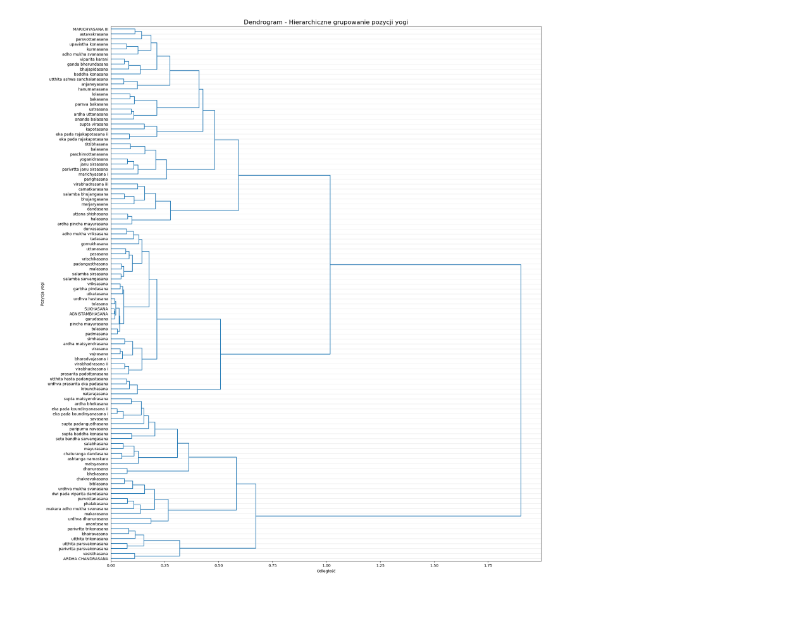
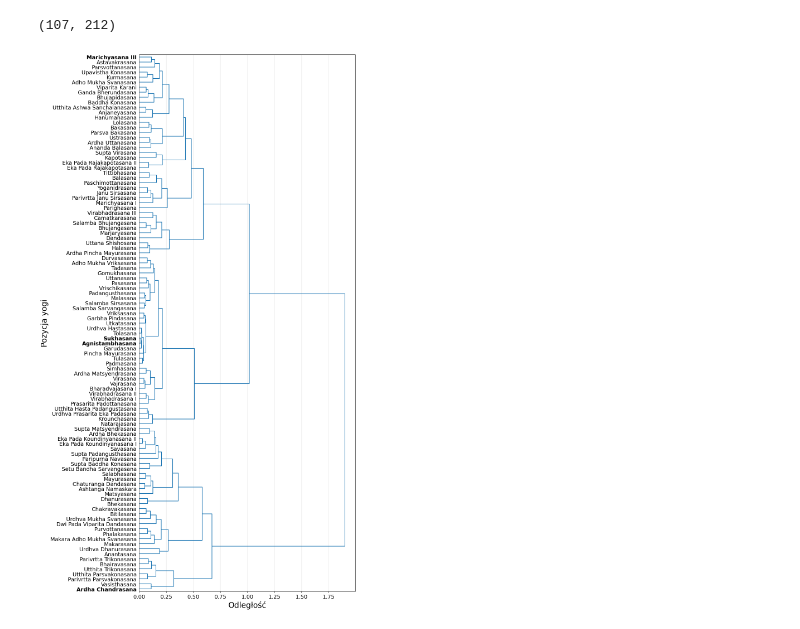
Before and after one commit to jamnicki/yoga-pose-ensemble-clf, a Jupyter notebook: 04_similarity_analysis.ipynb, the cells around one changed output. Saved outputs shown, nothing was run; the diff lists cells and outputs as text; code cells hidden in the pictures.

Commit message:
Final2 dendro pose comparison

```diff
--- a/04_similarity_analysis.ipynb
+++ b/04_similarity_analysis.ipynb
@@ -27,3 +27,7 @@ pose_var_df.head()
 | agnistambhasana | 0.002625 | 0.002768 | 0.002438 | 0.003063 | 0.002279 | 0.002954 | 0.001180 | 0.003904 | ... |
 | ananda balasana | 0.005046 | 0.087976 | 0.005813 | 0.109216 | 0.005550 | 0.112480 | 0.012074 | 0.095818 | ... |
 | anantasana | 0.002730 | 0.129520 | 0.002658 | 0.141306 | 0.003357 | 0.142913 | 0.003519 | 0.137756 | ... |
+# %%
+min(k_list), max(k_list)
+# %% [output]
+(107, 212)
@@ -30,25 +36,32 @@ pose_var_df.head()
 # %%
 comp_poses = ['agnistambhasana', 'sukhasana', 'marichyasana iii', 'ardha chandrasana']
 
-plt.figure(figsize=(20, 25))
+pose_labels = [
+    re.sub(r"\sIi$", " II", re.sub(r"\sIii$", " III", label.title()))
+    for label in pose_var_df.index
+]
+
+plt.figure(figsize=(10, 25))
 sch.dendrogram(sch.linkage(pose_var_df.values, method='ward'),
-    labels=[
-        label.upper()
-        if label in comp_poses else label
-        for label in pose_var_df.index
-    ],
+    labels=pose_labels,
     orientation='right',
-    color_threshold=0
+    color_threshold=0,
 )
 
-plt.title('Dendrogram - Hierarchiczne grupowanie pozycji yogi', fontsize=16)
-plt.xlabel('Odległość')
-plt.ylabel('Pozycja yogi')
-plt.yticks(fontsize=10)
-plt.grid(axis='y', alpha=0.3)
+# plt.title('Dendrogram - Hierarchiczne grupowanie pozycji yogi', fontsize=16)
+plt.xlabel('Odległość', fontsize=20)
+plt.ylabel('Pozycja yogi', fontsize=20)
+
+plt.xticks(fontsize=14)
+for label in plt.gca().get_yticklabels():
+    if label.get_text().lower() in comp_poses:
+        label.set_fontweight('bold')
+
+plt.yticks(fontsize=14)
+plt.grid(axis='x', alpha=0.3)
 plt.show()
 # %% [output]
-[figure, old version]
+[figure, new version]
 # %% [markdown]
 ## Pozycje nabliższe sobie względem wariancji położenia
 
```
Also changed, not shown: parts of 2 cells of this notebook, 2 other files.
